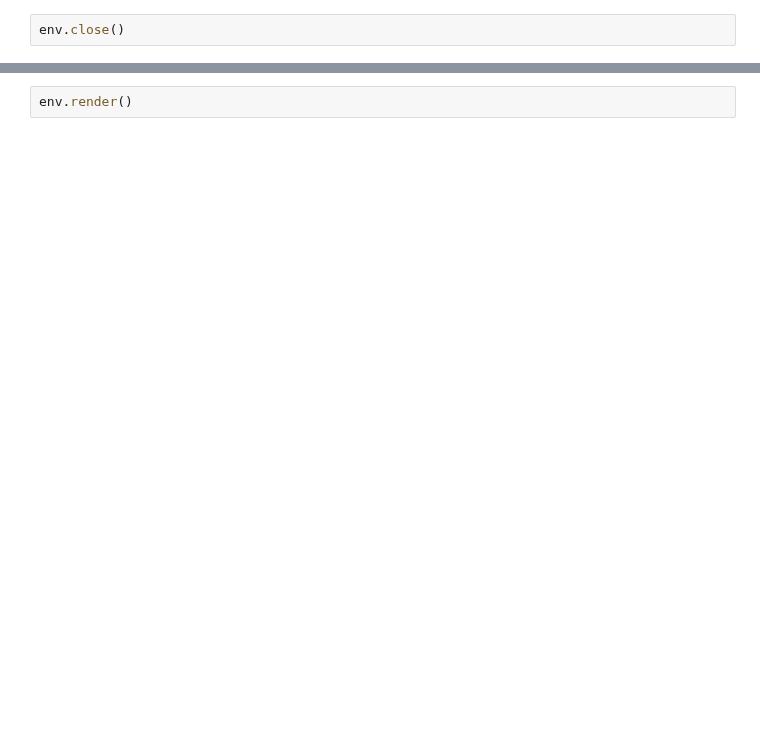
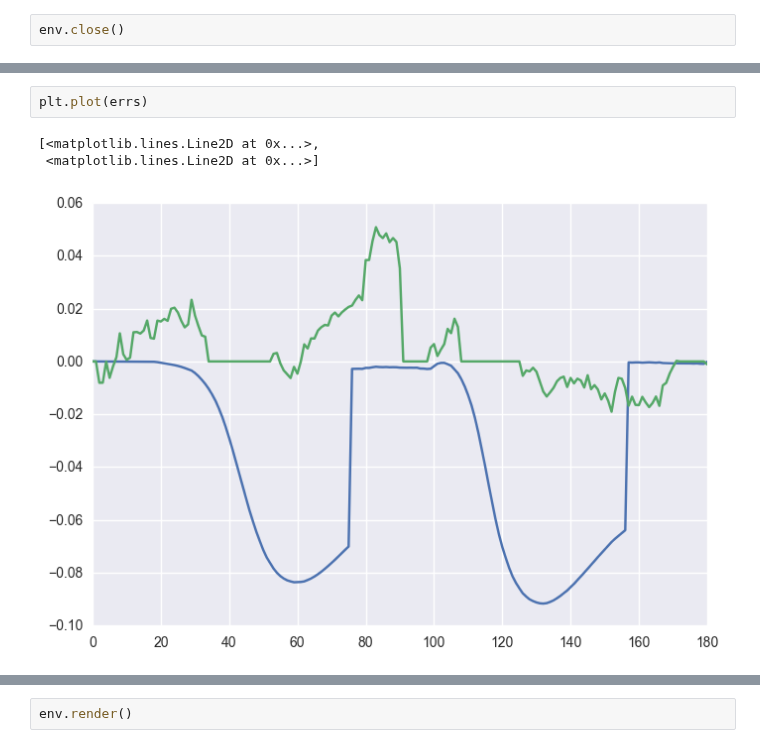
Before and after one commit to jcsharp/DriveIt, a Jupyter notebook: Oracle.ipynb, the cells around one changed output, grey strips where cells are left out. Drawn from its saved outputs; the diff is of its cells as text; blank space fills up the shorter version.

```diff
--- a/Oracle.ipynb
+++ b/Oracle.ipynb
@@ -74,0 +94,6 @@ plt.xlabel('time');plt.ylabel('error')
+# %%
+plt.plot(errs)
+# %% [output]
+[<matplotlib.lines.Line2D at 0x...>,
+ <matplotlib.lines.Line2D at 0x...>]
+[figure, added]
```
Also changed, not shown: parts of 8 cells of this notebook, 3 other files.
